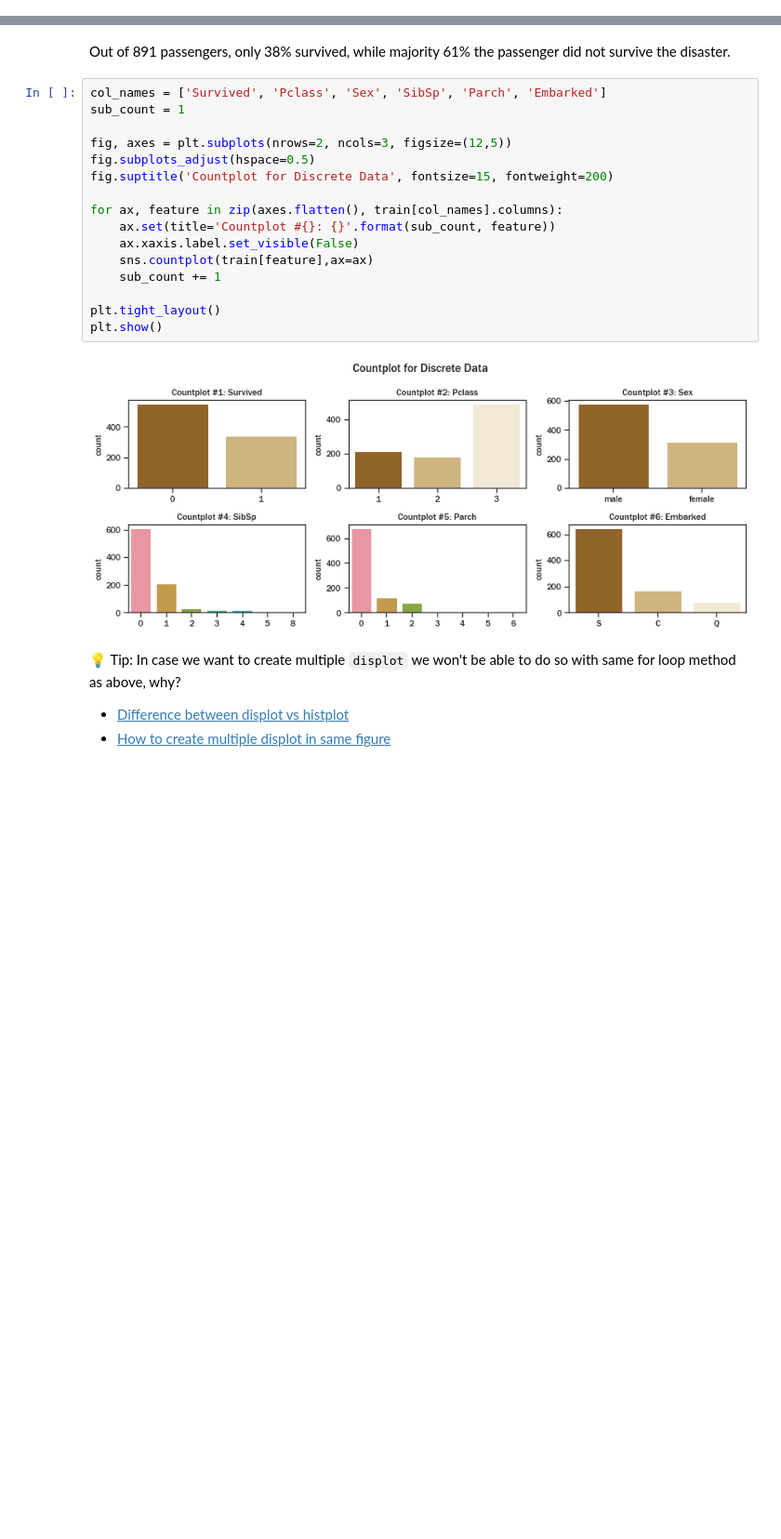
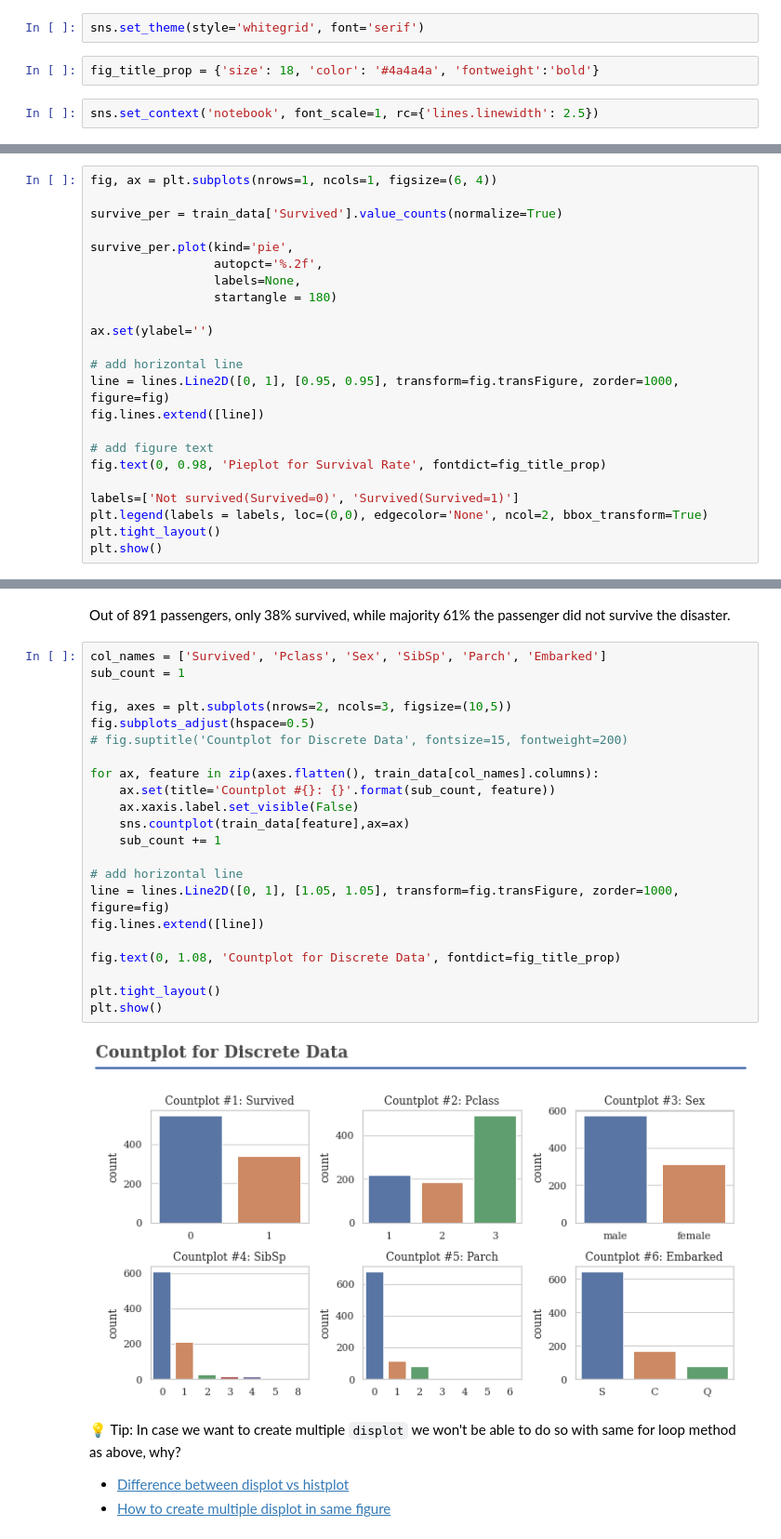
Before and after one commit to progrkaushl/Data-Science-Projects, a Jupyter notebook: Titanic Disaster/titanic.ipynb, the cells around one changed output, grey strips where cells are left out. Shown: that part at 93% size. Saved outputs shown, nothing was run; the diff lists cells and outputs as text; blank space fills up the shorter version.

```diff
--- a/Titanic Disaster/titanic.ipynb
+++ b/Titanic Disaster/titanic.ipynb
@@ -37,0 +108,6 @@ train.head(2)
+# %%
+sns.set_theme(style='whitegrid', font='serif')
+# %%
+fig_title_prop = {'size': 18, 'color': '#4a4a4a', 'fontweight':'bold'}
+# %%
+sns.set_context('notebook', font_scale=1, rc={'lines.linewidth': 2.5})
@@ -182,0 +207,23 @@ train['Survived'].value_counts(normalize=True).plot(kind='pie',
+# %%
+fig, ax = plt.subplots(nrows=1, ncols=1, figsize=(6, 4))
+
+survive_per = train_data['Survived'].value_counts(normalize=True)
+
+survive_per.plot(kind='pie',
+                 autopct='%.2f',
+                 labels=None,
+                 startangle = 180)
+
+ax.set(ylabel='')
+
+# add horizontal line
+line = lines.Line2D([0, 1], [0.95, 0.95], transform=fig.transFigure, zorder=1000, figure=fig)
+fig.lines.extend([line])
+
+# add figure text
+fig.text(0, 0.98, 'Pieplot for Survival Rate', fontdict=fig_title_prop)
+
+labels=['Not survived(Survived=0)', 'Survived(Survived=1)']
+plt.legend(labels = labels, loc=(0,0), edgecolor='None', ncol=2, bbox_transform=True)
+plt.tight_layout()
+plt.show()
@@ -185,21 +234,27 @@ Out of 891 passengers, only 38% survived, while majority 61% the passenger did n
 # %%
 col_names = ['Survived', 'Pclass', 'Sex', 'SibSp', 'Parch', 'Embarked']
 sub_count = 1
 
-fig, axes = plt.subplots(nrows=2, ncols=3, figsize=(12,5))
+fig, axes = plt.subplots(nrows=2, ncols=3, figsize=(10,5))
 fig.subplots_adjust(hspace=0.5)
-fig.suptitle('Countplot for Discrete Data', fontsize=15, fontweight=200)
+# fig.suptitle('Countplot for Discrete Data', fontsize=15, fontweight=200)
 
-for ax, feature in zip(axes.flatten(), train[col_names].columns):
+for ax, feature in zip(axes.flatten(), train_data[col_names].columns):
     ax.set(title='Countplot #{}: {}'.format(sub_count, feature))
     ax.xaxis.label.set_visible(False)
-    sns.countplot(train[feature],ax=ax)
+    sns.countplot(train_data[feature],ax=ax)
     sub_count += 1
+
+# add horizontal line
+line = lines.Line2D([0, 1], [1.05, 1.05], transform=fig.transFigure, zorder=1000, figure=fig)
+fig.lines.extend([line])
+
+fig.text(0, 1.08, 'Countplot for Discrete Data', fontdict=fig_title_prop)
 
 plt.tight_layout()
 plt.show()
 # %% [output]
-[figure, old version]
+[figure, new version]
 # %% [markdown]
 💡 Tip: In case we want to create multiple `displot` we won't be able to do so with same for loop method as above, why?
 - [Difference between displot vs histplot](https://stackoverflow.com/a/63895570/8390360)
```
Also changed, not shown: parts of 121 cells of this notebook, 1 other file.
